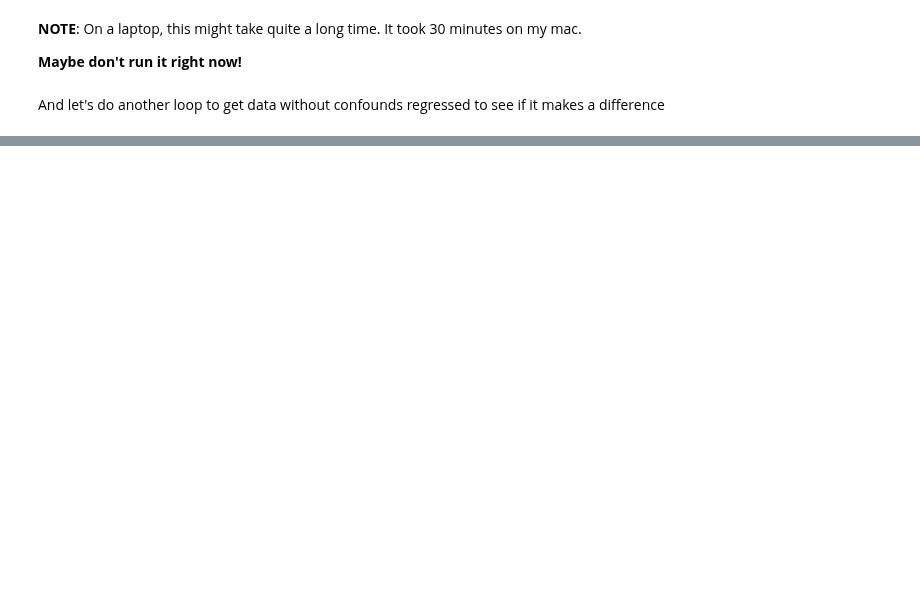
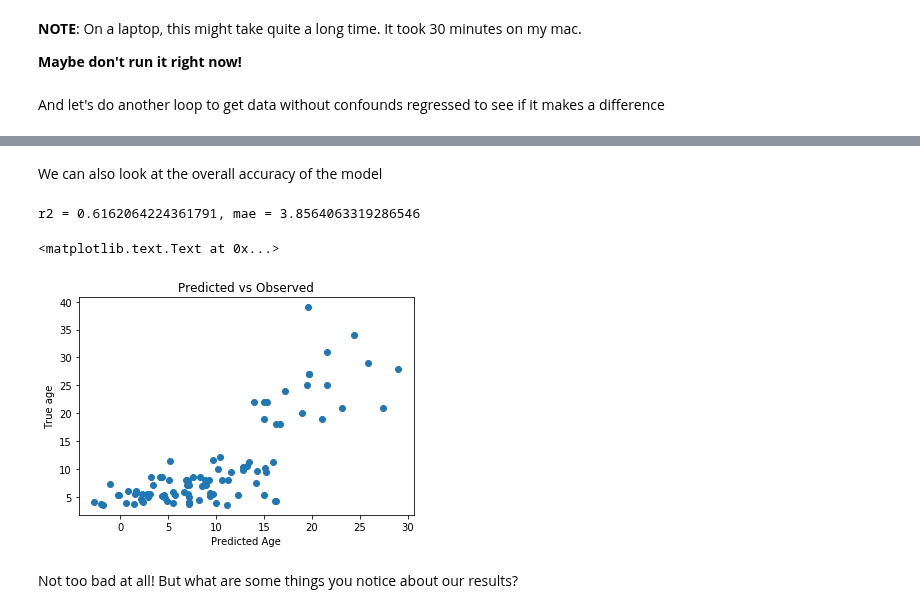
Before and after one commit to illdopejake/RS2018_Nilearn_tutorial, a Jupyter notebook: Nilearn_tutorial_2018.ipynb, the cells around one changed output, grey strips where cells are left out. Drawn from its saved outputs; the diff is of its cells as text; code cells hidden in the pictures; blank space fills up the shorter version.

```diff
--- a/Nilearn_tutorial_2018.ipynb
+++ b/Nilearn_tutorial_2018.ipynb
@@ -577,0 +703,12 @@ for i,sub in enumerate(dataset.func):
+# %%
+from sklearn.model_selection import cross_val_predict, cross_val_score
+
+# predict
+y_pred = cross_val_predict(l_svr, X_train, y_train,
+                           groups=ageGroup_train, cv=10)
+# scores
+r2 = cross_val_score(l_svr, X_train, y_train,
+                     groups=ageGroup_train, cv=10)
+mae_score = cross_val_score(l_svr, X_train, y_train,
+                            groups=ageGroup_train, cv=10,
+                           scoring = 'neg_mean_absolute_error')
@@ -577,0 +722,19 @@ for i,sub in enumerate(dataset.func):
+# %% [markdown]
+We can also look at the overall accuracy of the model
+# %%
+from sklearn.metrics import r2_score
+
+overall_r2 = r2_score(y_pred = y_pred, y_true = y_train)
+overall_mae = mean_absolute_error(y_pred = y_pred, y_true = y_train)
+print('r2 = %s, mae = %s'%(overall_r2,overall_mae))
+
+plt.scatter(y_pred, y_train)
+plt.title('Predicted vs Observed')
+plt.xlabel('Predicted Age')
+plt.ylabel('True age')
+# %% [output]
+r2 = 0.6162064224361791, mae = 3.8564063319286546
+<matplotlib.text.Text at 0x...>
+[figure, added]
+# %% [markdown]
+Not too bad at all! But what are some things you notice about our results?
```
Also changed, not shown: parts of 33 cells of this notebook.
